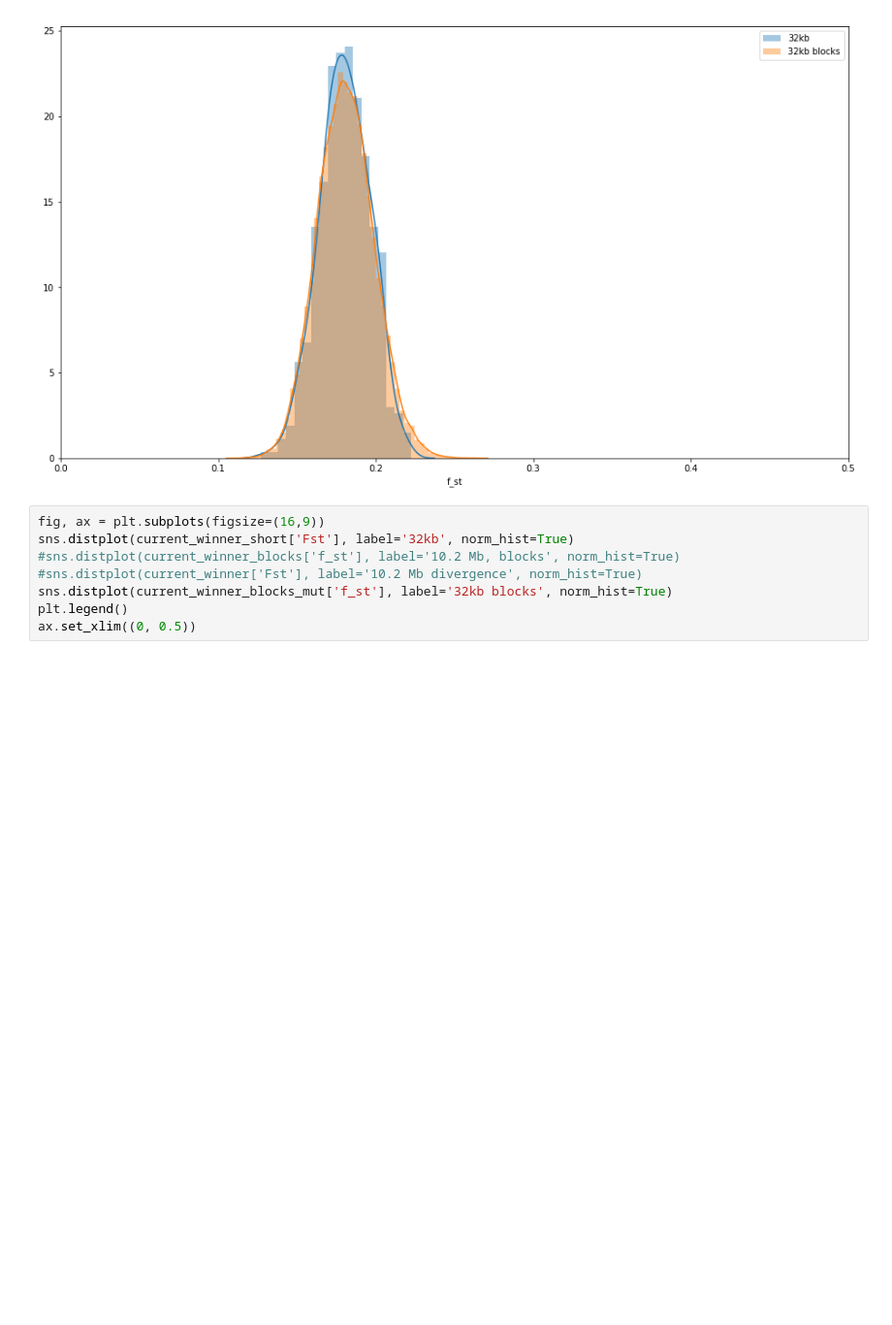
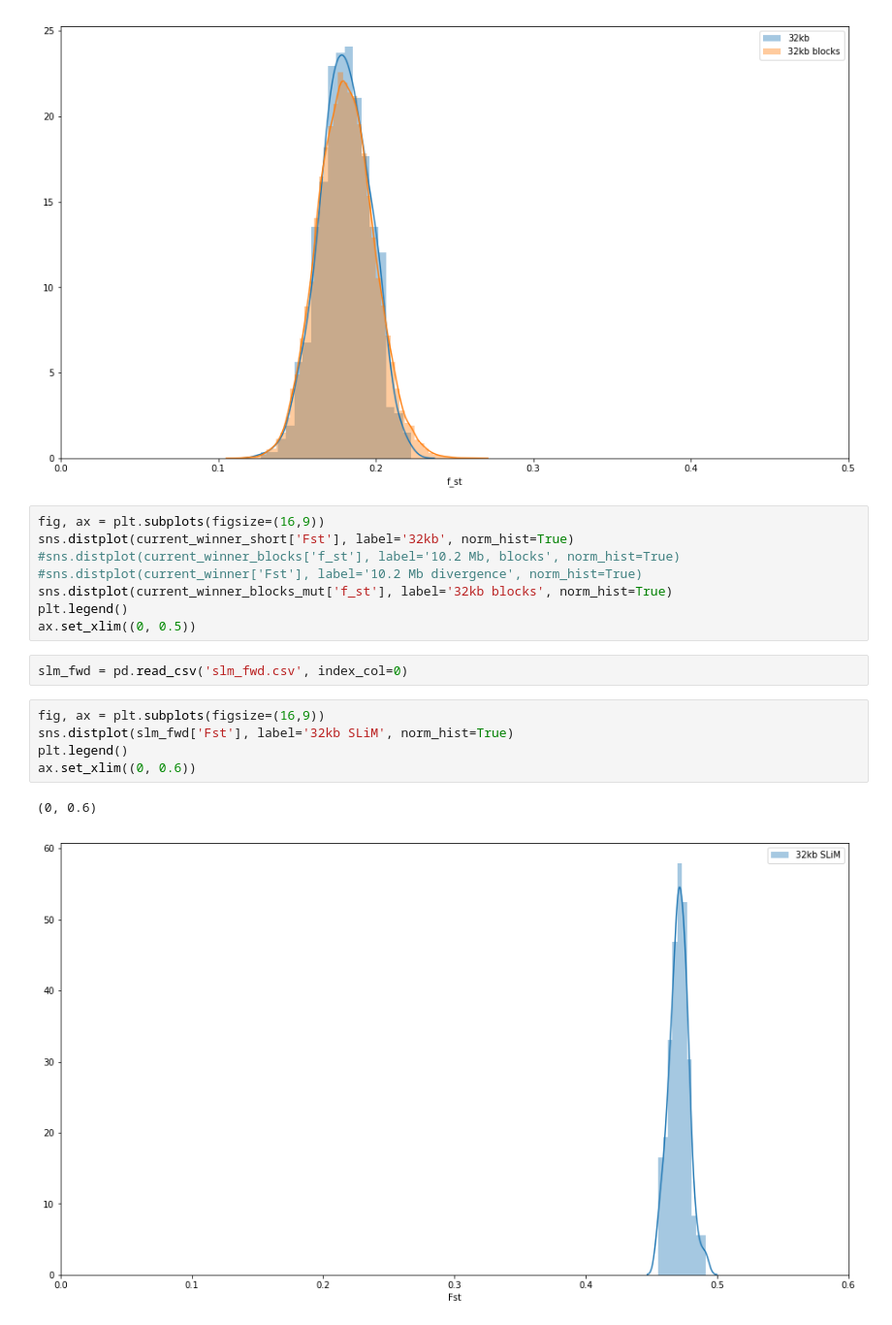
Before and after one commit to DRL/SMBE-SGE-2019, a Jupyter notebook: Session_2/Fst_short_chuncks/Fst_histogram.ipynb, the cells around one changed output. Shown at 97% size. Drawn from its saved outputs; the diff is of its cells as text; blank space fills up the shorter version.

```diff
--- a/Session_2/Fst_short_chuncks/Fst_histogram.ipynb
+++ b/Session_2/Fst_short_chuncks/Fst_histogram.ipynb
@@ -86,3 +86,13 @@ sns.distplot(current_winner_short['Fst'], label='32kb', norm_hist=True)
 sns.distplot(current_winner_blocks_mut['f_st'], label='32kb blocks', norm_hist=True)
 plt.legend()
 ax.set_xlim((0, 0.5))
+# %%
+slm_fwd = pd.read_csv('slm_fwd.csv', index_col=0)
+# %%
+fig, ax = plt.subplots(figsize=(16,9))
+sns.distplot(slm_fwd['Fst'], label='32kb SLiM', norm_hist=True)
+plt.legend()
+ax.set_xlim((0, 0.6))
+# %% [output]
+(0, 0.6)
+[figure, added]
```
Also changed, not shown: 8 other files.
